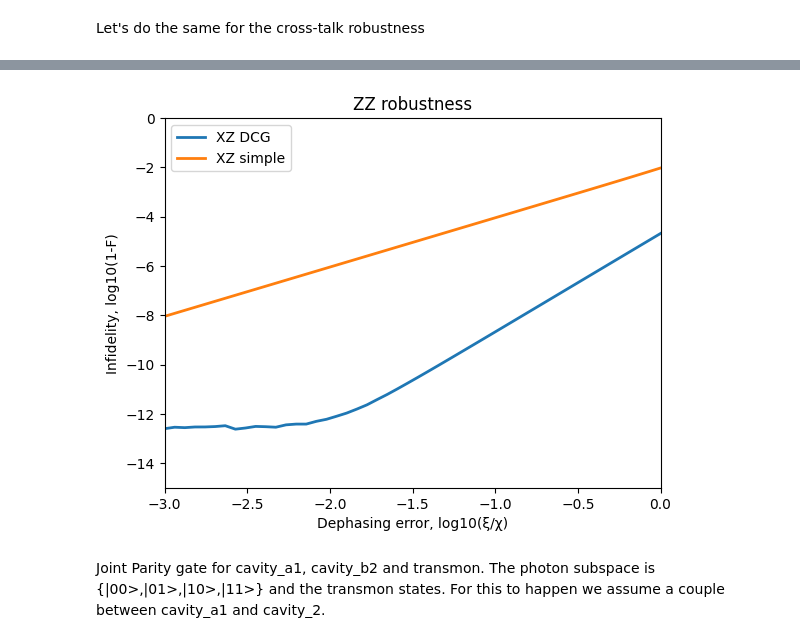
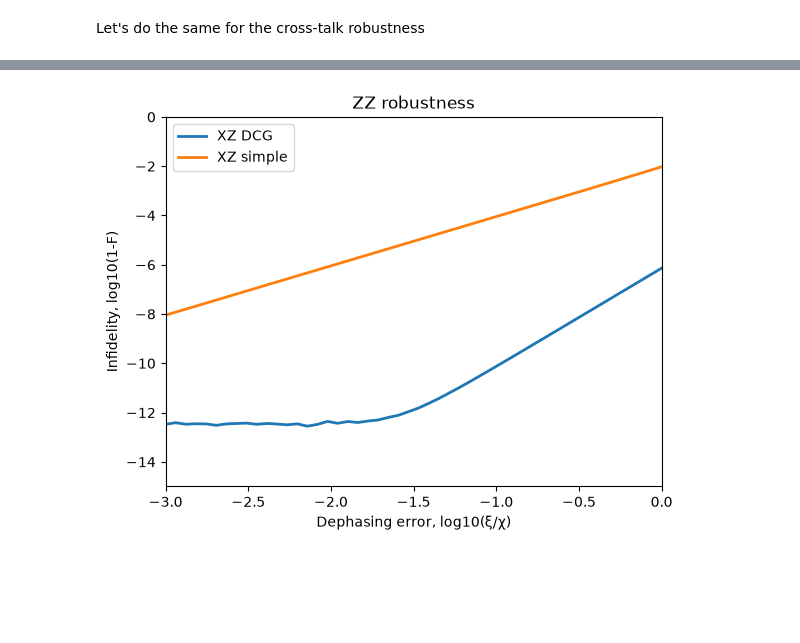
Before and after one commit to Filippos-Dakis/Dual-rail-Erasure-Qubits, a Jupyter notebook: Paper_results_and_figures.ipynb, the cells around one changed output, grey strips where cells are left out. Saved outputs shown, nothing was run; the diff lists cells and outputs as text; code cells hidden in the pictures; blank space fills up the shorter version.

```diff
--- a/Paper_results_and_figures.ipynb
+++ b/Paper_results_and_figures.ipynb
@@ -735,9 +527,9 @@ Let's test the robustness of the gate against $Z_2$ dephasing noise. The cell be
 # %%
 noise_points = 50
 
-gamma = np.logspace(-3,0, noise_points)                              # noise parameter
+gamma = np.logspace(-3, 0., noise_points)                              # noise parameter
 
-gamma_over_chi = gamma * chi
+gamma_over_chi = gamma * np.abs(chi)
 
 
 fid_XZ         = np.zeros_like(gamma)                               # initialize array for later use
@@ -745,29 +537,33 @@ fid_non_robust = np.zeros_like(gamma)                               # initialize
 
 
 
-ksi_over_chi = 0.0 * chi
+ksi_over_chi = 0.0 * np.abs(chi)
 
 
-print("ZZ crosstalk is set ξ/χ = ", ksi_over_chi/chi)
+print("ZZ crosstalk is set ξ/χ = ", ksi_over_chi/np.abs(chi))
 
 # loop for robust gates
 for q in range(0,noise_points):
 
-    H_gauss_barq = [[X0/2, x_gauss],
-                    [X1/2, x_barq], [Y1/2, y_barq], [Z1/2, z_barq + gamma_over_chi[q]],
-                    [Z0*Z1/2, ksi_over_chi]]                                                              # Hamlitonian with \gamma *Tg * Z/2 noise ternm
+    H_gauss_barq = [[(a.dag()*b + a*b.dag())/2,    x_gauss ],
+                    [(n_a -n_b)* Sz/2,            -ksi_over_chi *0],
+                    [Sx/2,                           x_barq],
+                    [Sy/2,                           y_barq],
+                    [Sz/2,                    z_barq + gamma_over_chi[q]]] # Hamlitonian with \gamma *Tg * Z/2 noise ternm
+
 
     H_gauss_barq = qt.QobjEvo(H_gauss_barq, tlist=t_0_1_chi)                                                                                 # quantum object
 
     result_XZ = qt.propagator(H_gauss_barq, t=t_0_1_chi, args=None, options={'max_step': 0.5/N_points,'atol': 1e-14,'rtol': 1e-14})       # run the simulator
 
-    fid_XZ[q] = np.abs(tools.calculate_gate_fidelity(result_XZ[-1], X0*Z1))
+    fid_XZ[q] = np.abs(tools.calculate_gate_fidelity(result_XZ[-1].full(),
+                                                     block_diag(1j*Z.full(), (X_cav*Sz)[2:6, 2:6], 1j*Z.full())))
 
 
     # non ZZ robust gate.
 
-    H_non_robust = [[X0/2, 3*np.pi * chi],
-                    [Z1/2, 9*np.pi * chi + gamma_over_chi[q]],
+    H_non_robust = [[X0/2, 3*np.pi * np.abs(chi)],
+                    [Z1/2, 9*np.pi * np.abs(chi) + gamma_over_chi[q]],
                     [Z0*Z1/2, ksi_over_chi]]
 
     H_non_robust = qt.QobjEvo(H_non_robust, tlist=t_0_1_chi)
@@ -798,13 +594,12 @@ noise_points = 50
 
 ksi = np.logspace(-3,0, noise_points)                              # noise parameter
 
-ksi_over_chi = ksi * chi
-
+ksi_over_chi = ksi * np.abs(chi)
 
 fid_XZ         = np.zeros_like(gamma)
 fid_non_robust = np.zeros_like(gamma)
 
-gamma_over_chi = 0.0 * chi
+gamma_over_chi = 0.0 * np.abs(chi)
 
 
 print("dephasing is set γ/χ = ", gamma_over_chi/chi)
@@ -812,15 +607,18 @@ print("dephasing is set γ/χ = ", gamma_over_chi/chi)
 # loop for robust gates
 for q in range(0,noise_points):
 
-    H_gauss_barq = [[X0/2, x_gauss],
-                    [X1/2, x_barq], [Y1/2, y_barq], [Z1/2, z_barq + gamma_over_chi],
-                    [Z0*Z1/2, ksi_over_chi[q]]]                                                              # Hamlitonian with \gamma *Tg * Z/2 noise ternm
+    H_gauss_barq = [[(a.dag()*b + a*b.dag())/2,            x_gauss ],
+                        [(n_a -n_b)* Sz/2,       -ksi_over_chi[q]/2],
+                        [Sx/2,                               x_barq],
+                        [Sy/2,                               y_barq],
+                        [Sz/2,                               z_barq]]                                                              # Hamlitonian with \gamma *Tg * Z/2 noise ternm
 
     H_gauss_barq = qt.QobjEvo(H_gauss_barq, tlist=t_0_1_chi)                                                                                 # quantum object
 
     result_XZ = qt.propagator(H_gauss_barq, t=t_0_1_chi, args=None, options={'max_step': 0.5/N_points,'atol': 1e-14,'rtol': 1e-14})       # run the simulator
 
-    fid_XZ[q] = np.abs(tools.calculate_gate_fidelity(result_XZ[-1], X0*Z1))
+    fid_XZ[q] = np.abs(tools.calculate_gate_fidelity(result_XZ[-1].full(),
+                                                     block_diag(1j*Z.full(), (X_cav*Sz)[2:6, 2:6], 1j*Z.full())))
 
 
     # non ZZ robust gate.
@@ -839,15 +637,13 @@ dephasing is set γ/χ =  0.0
 # %%
 fig, ax = plt.subplots()
-ax.plot(np.log10(ksi_over_chi / chi), np.log10( abs(1-fid_XZ)), linewidth = 2, label = "XZ DCG")
-ax.plot(np.log10(ksi_over_chi / chi), np.log10( abs(1-fid_non_robust)), linewidth = 2, label = "XZ simple")
+ax.plot(np.log10(ksi_over_chi / np.abs(chi)), np.log10( abs(1-fid_XZ)), linewidth = 2, label = "XZ DCG")
+ax.plot(np.log10(ksi_over_chi / np.abs(chi)), np.log10( abs(1-fid_non_robust)), linewidth = 2, label = "XZ simple")
 
 ax.set_xlabel("Dephasing error, log10(ξ/χ)")
 ax.set_ylabel("Infidelity, log10(1-F)")
 ax.set_title("ZZ robustness")
 ax.set_ylim([-15, 0])
 ax.set_xlim([-3,  0])
 ax.legend();
 # %% [output]
-[figure, old version]
+[figure, new version]
-# %% [markdown]
-Joint Parity gate for cavity_a1, cavity_b2 and transmon. The photon subspace is {|00>,|01>,|10>,|11>} and the transmon states. For this to happen we assume a couple between cavity_a1 and cavity_2.
```
Also changed, not shown: parts of 60 cells of this notebook, 1 other file.
